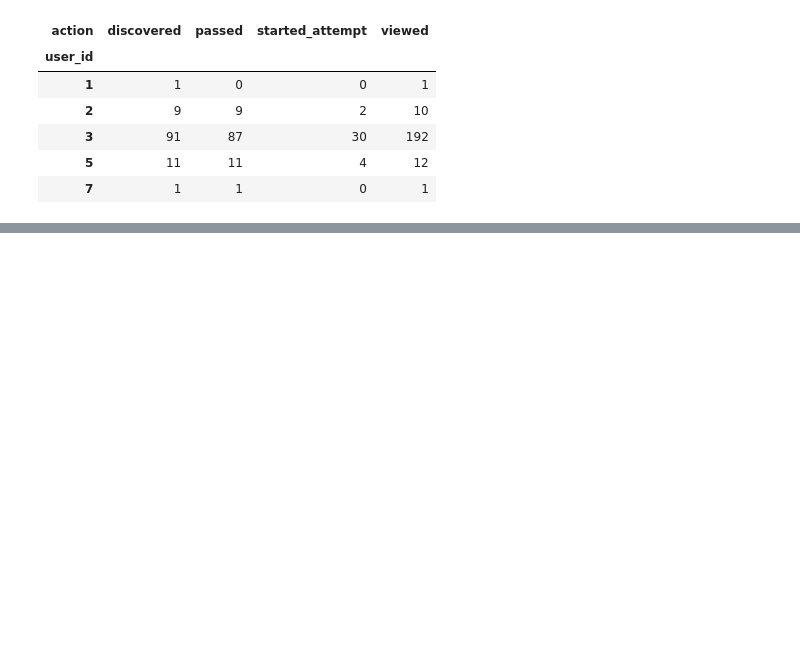
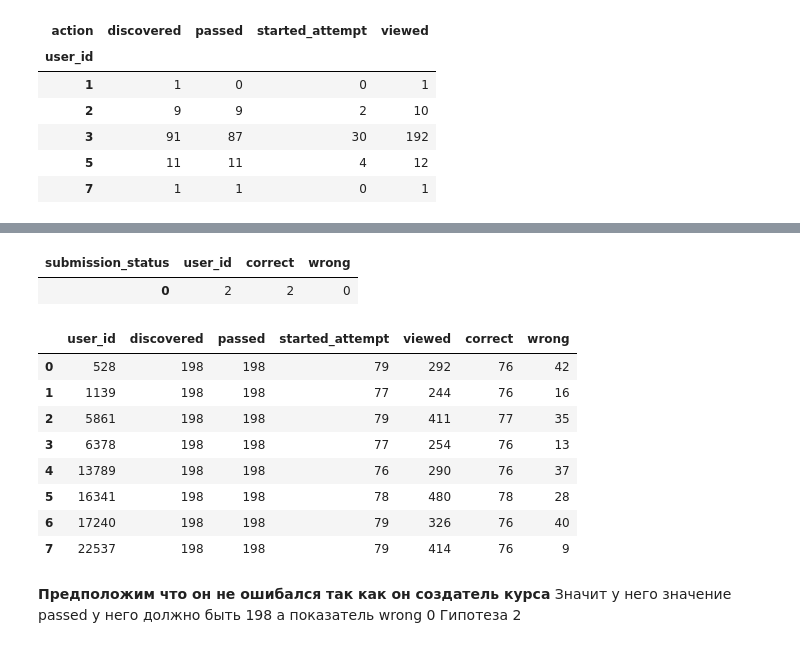
Before and after one commit to t0r1n88/stepic_ml_begin, a Jupyter notebook: stepic_ml_contest.ipynb, the cells around one changed output, grey strips where cells are left out. Cells and saved outputs as stored; diff of their text form; code cells hidden in the pictures; blank space fills up the shorter version.

```diff
--- a/stepic_ml_contest.ipynb
+++ b/stepic_ml_contest.ipynb
@@ -277,0 +385,3 @@ c.head()
+# %%
+
+passed_users = c[c['passed'] == 198]
@@ -277,0 +394,3 @@ c.head()
+# %%
+# Посмотрим минимальное значение попыток. Ведь по идее он должен решать их с первого раза
+passed_users_min_attempt=passed_users[passed_users['started_attempt'] < 80]
@@ -277,0 +410,12 @@ c.head()
+# %%
+# Теперь возьмем сводную таблицу по второму датасету
+temp_df2 = df2.pivot_table(index='user_id',
+               columns='submission_status',
+               values='step_id',
+               aggfunc='count',
+               fill_value=0).reset_index()
+# %%
+temp_df2.head(1)
+# %% [output]
+| submission_status | user_id | correct | wrong |
+| 0 | 2 | 2 | 0 |
@@ -277,0 +425,12 @@ c.head()
+# %%
+passed_users_min_attempt.merge(temp_df2,on='user_id')
+# %% [output]
+|  | user_id | discovered | passed | started_attempt | viewed | correct | wrong |
+| 0 | 528 | 198 | 198 | 79 | 292 | 76 | 42 |
+| 1 | 1139 | 198 | 198 | 77 | 244 | 76 | 16 |
+| 2 | 5861 | 198 | 198 | 79 | 411 | 77 | 35 |
+| 3 | 6378 | 198 | 198 | 77 | 254 | 76 | 13 |
+| 4 | 13789 | 198 | 198 | 76 | 290 | 76 | 37 |
+| 5 | 16341 | 198 | 198 | 78 | 480 | 78 | 28 |
+| 6 | 17240 | 198 | 198 | 79 | 326 | 76 | 40 |
+| 7 | 22537 | 198 | 198 | 79 | 414 | 76 | 9 |
@@ -277,0 +439,4 @@ c.head()
+# %% [markdown]
+__Предположим что он не ошибался так как он создатель курса__
+Значит у него значение passed у него должно быть 198 а показатель wrong 0
+Гипотеза 2
```
Also changed, not shown: parts of 30 cells of this notebook.
